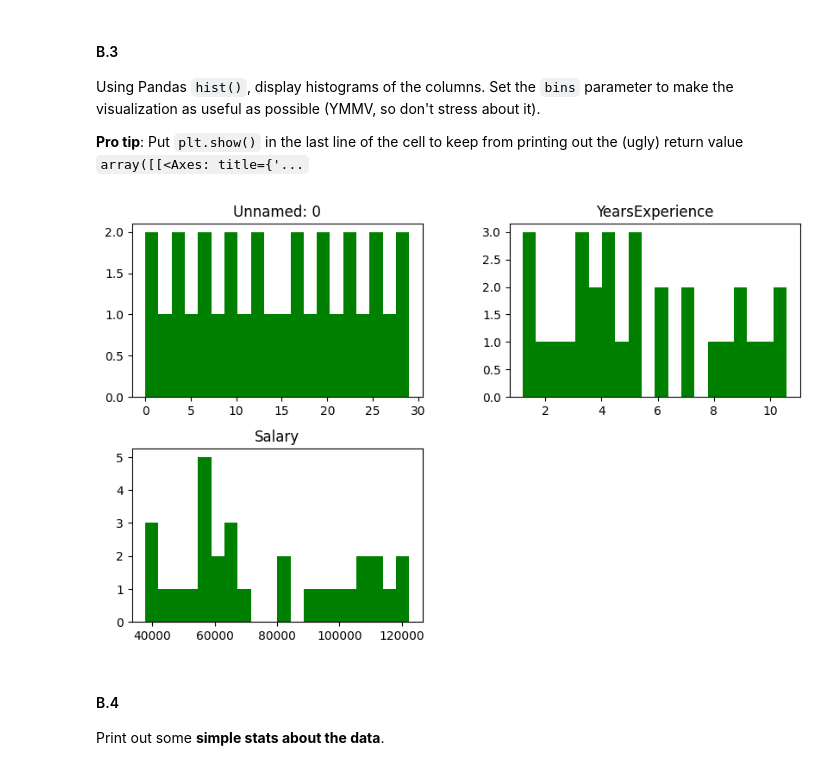
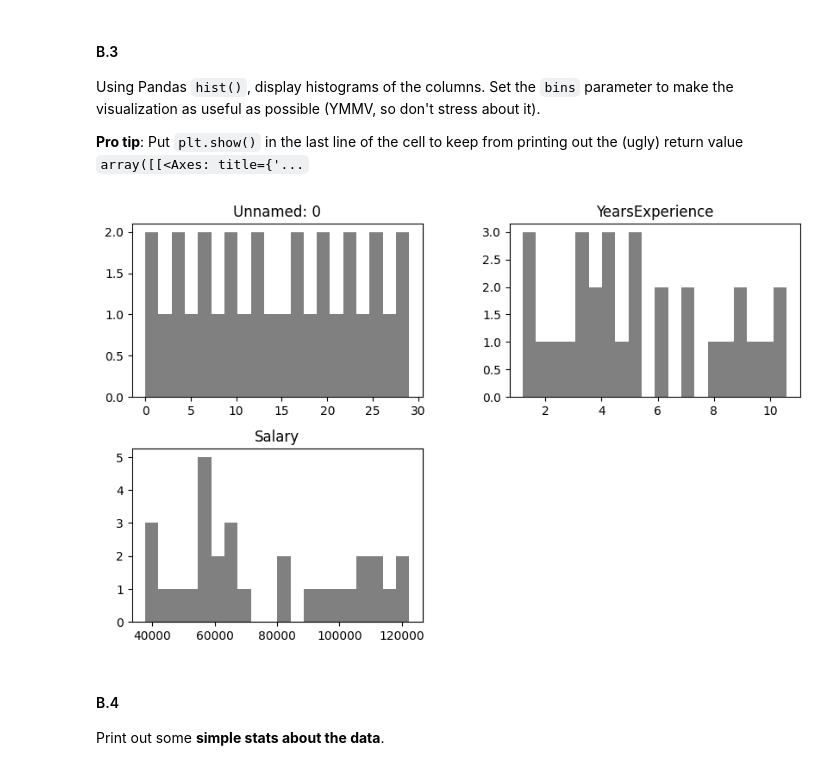
Before and after one commit to CockrelMBU25/Module-3-Assignments, a Jupyter notebook: Homework_01.ipynb, the cells around one changed output. Drawn from its saved outputs; the diff is of its cells as text; code cells hidden in the pictures.

```diff
--- a/Homework_01.ipynb
+++ b/Homework_01.ipynb
@@ -167,10 +167,10 @@ the (ugly) return value `array([[<Axes: title={'...`
 # %%
 # Your code here
 
-salary_data_raw.hist(bins=20, figsize=(10, 6), grid=False, color='green')
+salary_data_raw.hist(bins=20, figsize=(10, 6), grid=False, color='gray')
 plt.show()
 # %% [output]
-[figure, old version]
+[figure, new version]
 # %% [markdown]
 #### B.4
 
```
Also changed, not shown: parts of 9 cells of this notebook.
